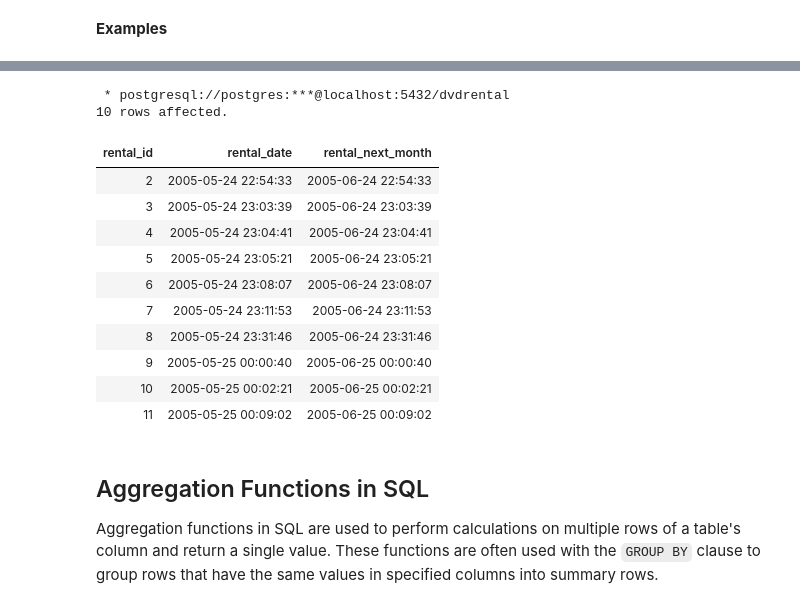
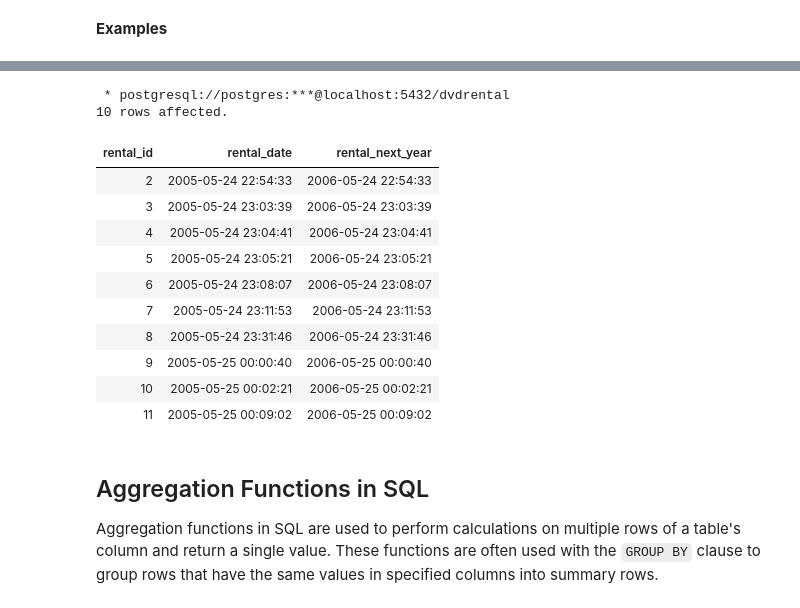
Before and after one commit to TRU-DASC/DASC_5410_students, a Jupyter notebook: _sources/lectures/lecture5.ipynb, the cells around one changed output, grey strips where cells are left out. Saved outputs shown, nothing was run; the diff lists cells and outputs as text; code cells hidden in the pictures.

```diff
--- a/_sources/lectures/lecture5.ipynb
+++ b/_sources/lectures/lecture5.ipynb
@@ -212,22 +212,22 @@ LIMIT 10;
 # %%
 %%sql
-SELECT rental_id, rental_date, rental_date + INTERVAL '1 month' AS rental_next_month
+SELECT rental_id, rental_date, rental_date + INTERVAL '1 year' AS rental_next_year
 FROM rental
 LIMIT 10;
 # %% [output]
  * postgresql://postgres:***@localhost:5432/dvdrental
 10 rows affected.
-| rental_id | rental_date | rental_next_month |
-| 2 | 2005-05-24 22:54:33 | 2005-06-24 22:54:33 |
-| 3 | 2005-05-24 23:03:39 | 2005-06-24 23:03:39 |
-| 4 | 2005-05-24 23:04:41 | 2005-06-24 23:04:41 |
-| 5 | 2005-05-24 23:05:21 | 2005-06-24 23:05:21 |
-| 6 | 2005-05-24 23:08:07 | 2005-06-24 23:08:07 |
-| 7 | 2005-05-24 23:11:53 | 2005-06-24 23:11:53 |
-| 8 | 2005-05-24 23:31:46 | 2005-06-24 23:31:46 |
-| 9 | 2005-05-25 00:00:40 | 2005-06-25 00:00:40 |
-| 10 | 2005-05-25 00:02:21 | 2005-06-25 00:02:21 |
-| 11 | 2005-05-25 00:09:02 | 2005-06-25 00:09:02 |
+| rental_id | rental_date | rental_next_year |
+| 2 | 2005-05-24 22:54:33 | 2006-05-24 22:54:33 |
+| 3 | 2005-05-24 23:03:39 | 2006-05-24 23:03:39 |
+| 4 | 2005-05-24 23:04:41 | 2006-05-24 23:04:41 |
+| 5 | 2005-05-24 23:05:21 | 2006-05-24 23:05:21 |
+| 6 | 2005-05-24 23:08:07 | 2006-05-24 23:08:07 |
+| 7 | 2005-05-24 23:11:53 | 2006-05-24 23:11:53 |
+| 8 | 2005-05-24 23:31:46 | 2006-05-24 23:31:46 |
+| 9 | 2005-05-25 00:00:40 | 2006-05-25 00:00:40 |
+| 10 | 2005-05-25 00:02:21 | 2006-05-25 00:02:21 |
+| 11 | 2005-05-25 00:09:02 | 2006-05-25 00:09:02 |
 # %% [markdown]
 ## Aggregation Functions in SQL
 
```
Also changed, not shown: parts of 16 cells of this notebook, 2 other files.
